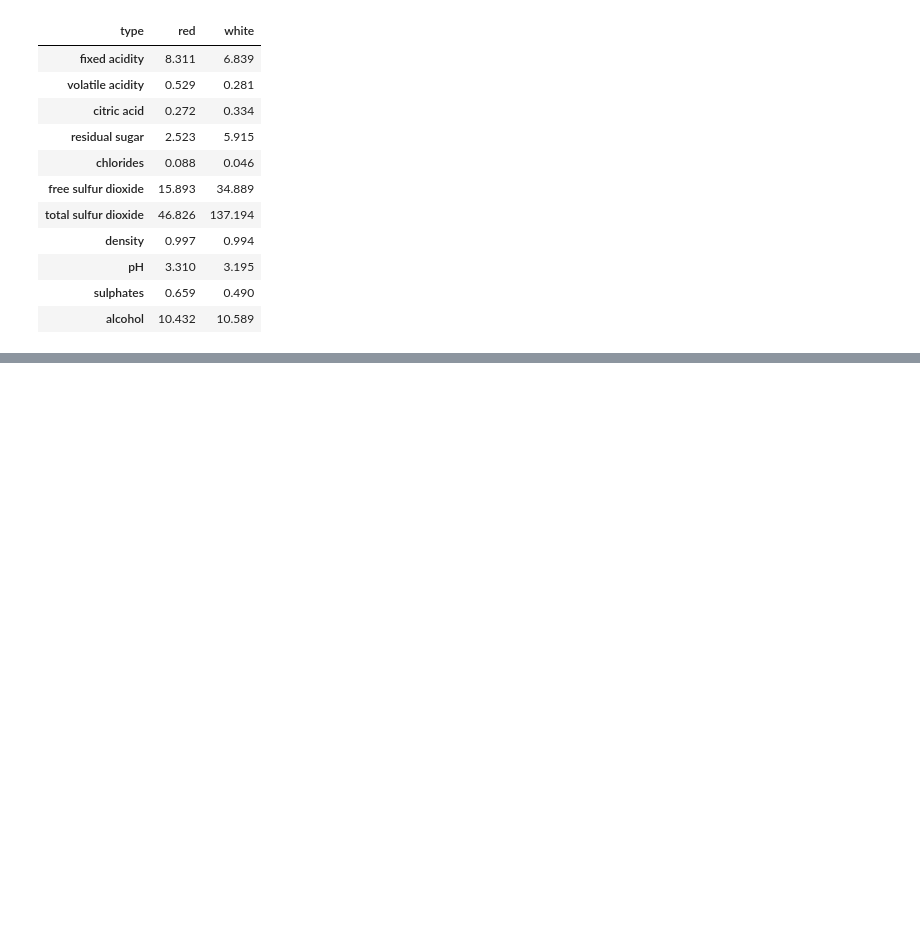
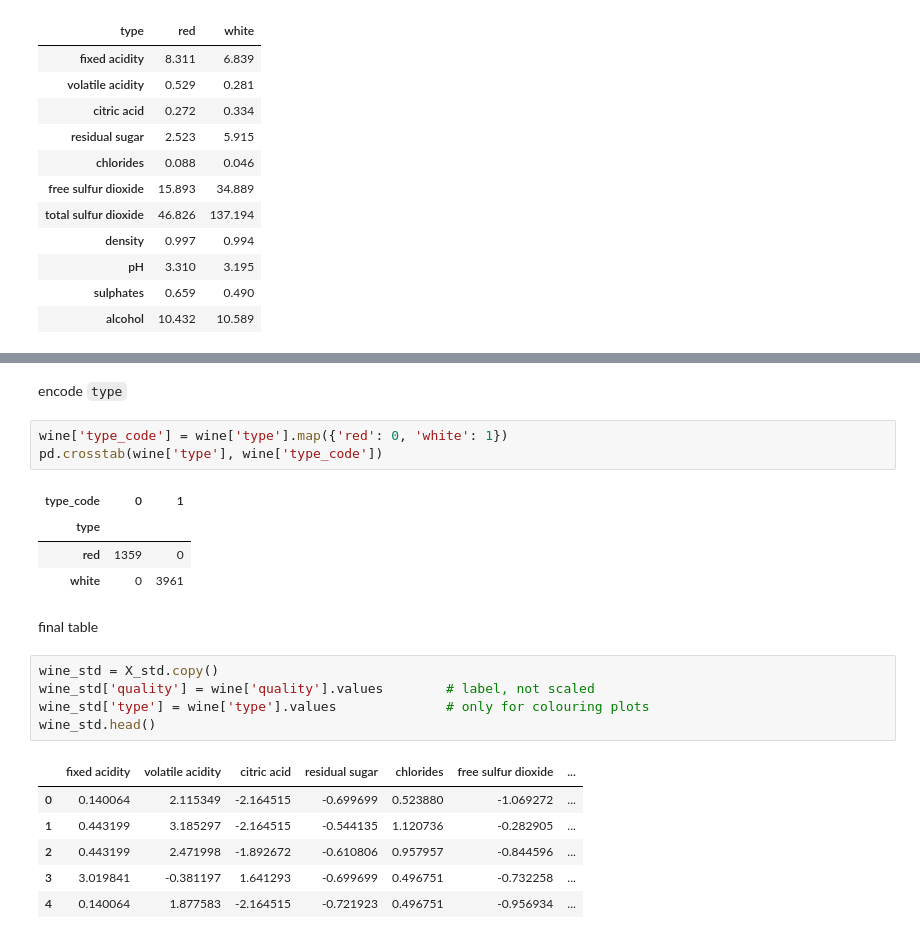
Before and after one commit to nvkhanh029/machine-learning-labwork, a Jupyter notebook: lab01-pca/lab01_wine_quality.ipynb, the cells around one changed output, grey strips where cells are left out. Drawn from its saved outputs; the diff is of its cells as text; blank space fills up the shorter version.

```diff
--- a/lab01-pca/lab01_wine_quality.ipynb
+++ b/lab01-pca/lab01_wine_quality.ipynb
@@ -385,0 +414,24 @@ wine.groupby('type')[features].mean().T.round(3)
+# %% [markdown]
+encode `type`
+# %%
+wine['type_code'] = wine['type'].map({'red': 0, 'white': 1})
+pd.crosstab(wine['type'], wine['type_code'])
+# %% [output]
+| type_code | 0 | 1 |
+| type |  |  |
+| red | 1359 | 0 |
+| white | 0 | 3961 |
+# %% [markdown]
+final table
+# %%
+wine_std = X_std.copy()
+wine_std['quality'] = wine['quality'].values        # label, not scaled
+wine_std['type'] = wine['type'].values              # only for colouring plots
+wine_std.head()
+# %% [output]
+|  | fixed acidity | volatile acidity | citric acid | residual sugar | chlorides | free sulfur dioxide | ... |
+| 0 | 0.140064 | 2.115349 | -2.164515 | -0.699699 | 0.523880 | -1.069272 | ... |
+| 1 | 0.443199 | 3.185297 | -2.164515 | -0.544135 | 1.120736 | -0.282905 | ... |
+| 2 | 0.443199 | 2.471998 | -1.892672 | -0.610806 | 0.957957 | -0.844596 | ... |
+| 3 | 3.019841 | -0.381197 | 1.641293 | -0.699699 | 0.496751 | -0.732258 | ... |
+| 4 | 0.140064 | 1.877583 | -2.164515 | -0.721923 | 0.496751 | -0.956934 | ... |
```
Also changed, not shown: parts of 4 cells of this notebook.
